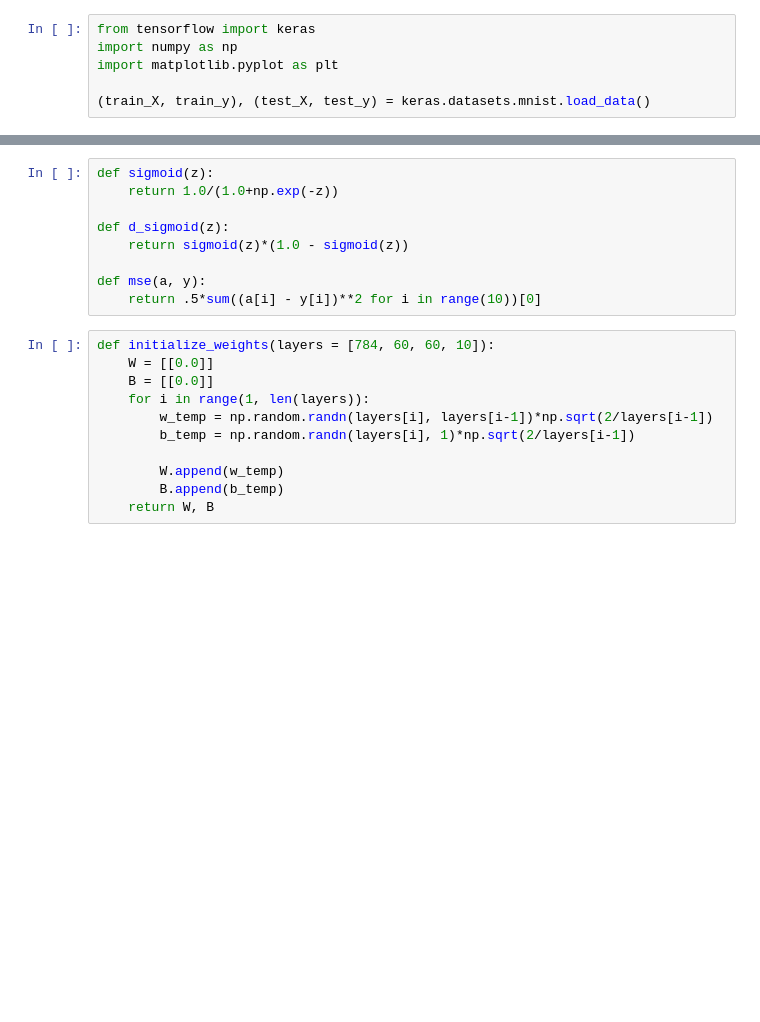
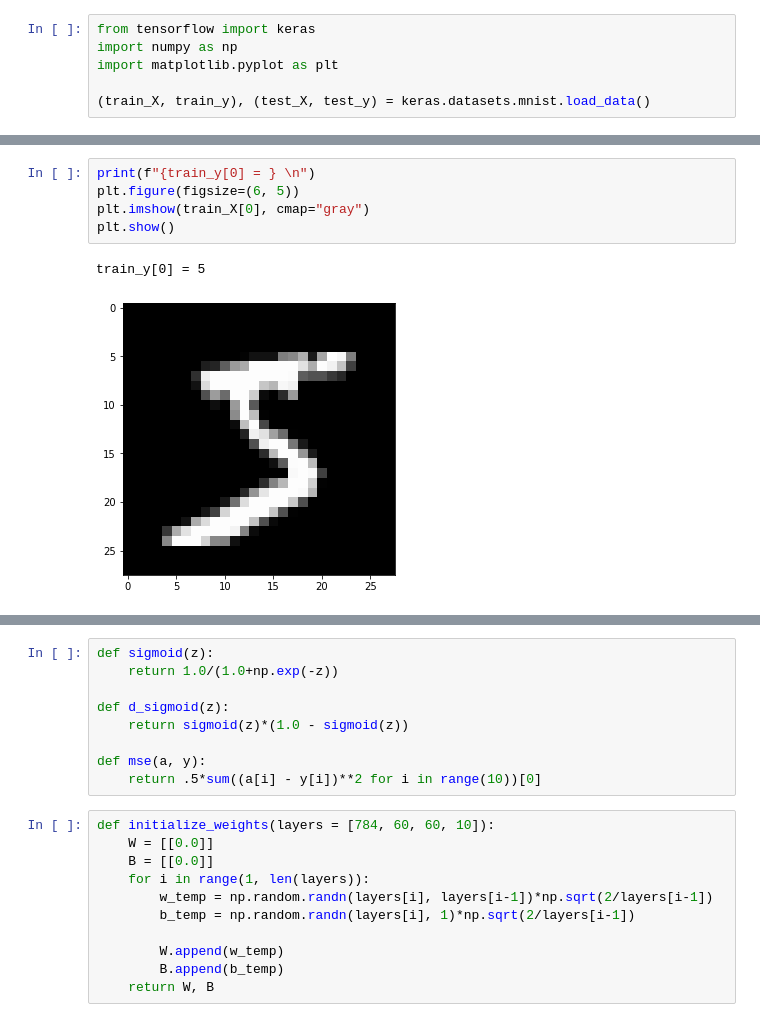
Before and after one commit to RandyRDavila/Data_Science_and_Machine_Learning_Spring_2022, a Jupyter notebook: Lecture_6/Lecture_6.ipynb, the cells around one changed output, grey strips where cells are left out. Saved outputs shown, nothing was run; the diff lists cells and outputs as text; blank space fills up the shorter version.

```diff
--- a/Lecture_6/Lecture_6.ipynb
+++ b/Lecture_6/Lecture_6.ipynb
@@ -6,0 +65,8 @@ import matplotlib.pyplot as plt
+# %%
+print(f"{train_y[0] = } \n")
+plt.figure(figsize=(6, 5))
+plt.imshow(train_X[0], cmap="gray")
+plt.show()
+# %% [output]
+train_y[0] = 5
+[figure, added]
```
Also changed, not shown: parts of 18 cells of this notebook, 13 other files.
